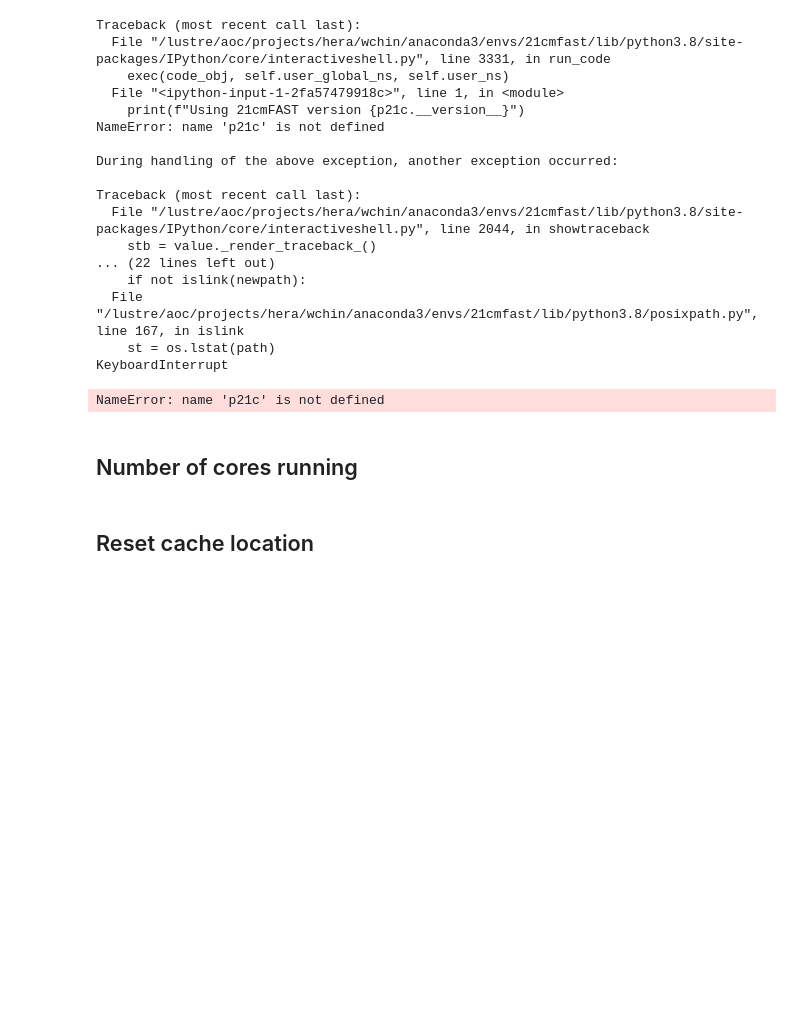
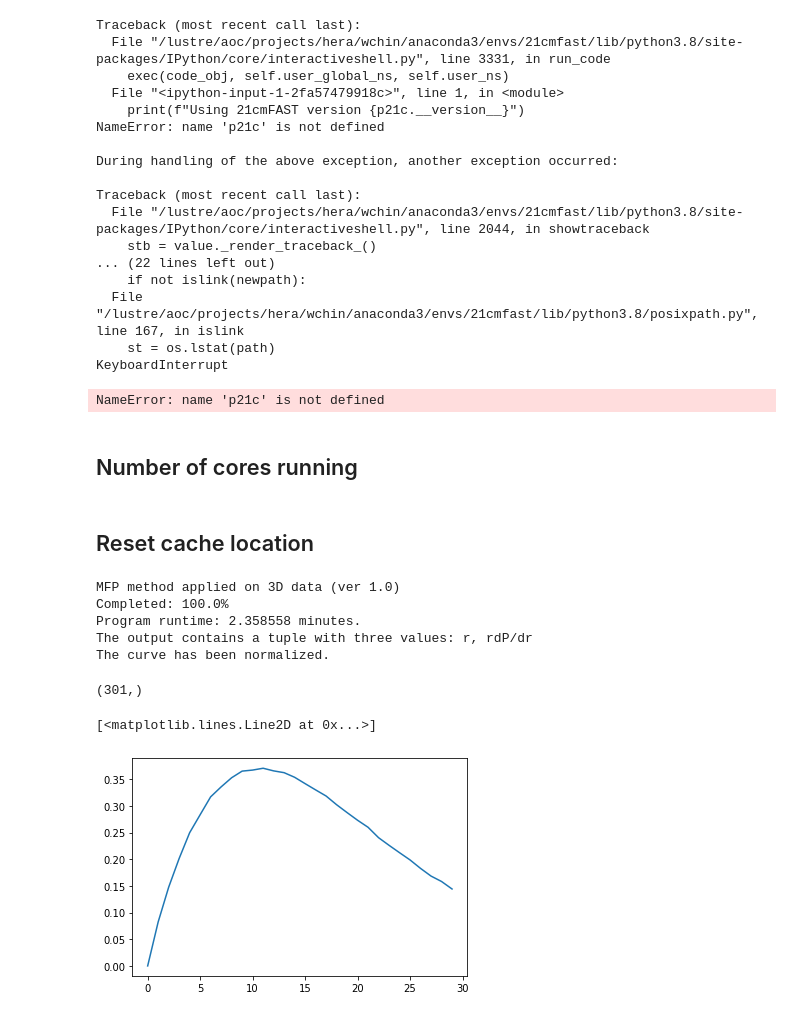
Before and after one commit to tommychinwj/HI_characterization, a Jupyter notebook: Experiment_code.ipynb, the cells around one changed output. Saved outputs shown, nothing was run; the diff lists cells and outputs as text; code cells hidden in the pictures; blank space fills up the shorter version.

```diff
--- a/Experiment_code.ipynb
+++ b/Experiment_code.ipynb
@@ -791,0 +794,8 @@ p21c.config['direc'] = '/lustre/aoc/projects/hera/wchin/21cmFAST-cache'
+# %%
+r0, p0 = t21c.mfp(ionized, boxsize=BOX_LEN, r_max=100)
+# %% [output]
+MFP method applied on 3D data (ver 1.0)
+Completed: 100.0%
+Program runtime: 2.358558 minutes.
+The output contains a tuple with three values: r, rdP/dr
+The curve has been normalized.
@@ -791,0 +811,9 @@ p21c.config['direc'] = '/lustre/aoc/projects/hera/wchin/21cmFAST-cache'
+# %%
+np.shape(p0)
+# %% [output]
+(301,)
+# %%
+plt.plot(r0[:30], p0[:30])
+# %% [output]
+[<matplotlib.lines.Line2D at 0x...>]
+[figure, added]
```
Also changed, not shown: parts of 7 cells of this notebook, 1 other file.
